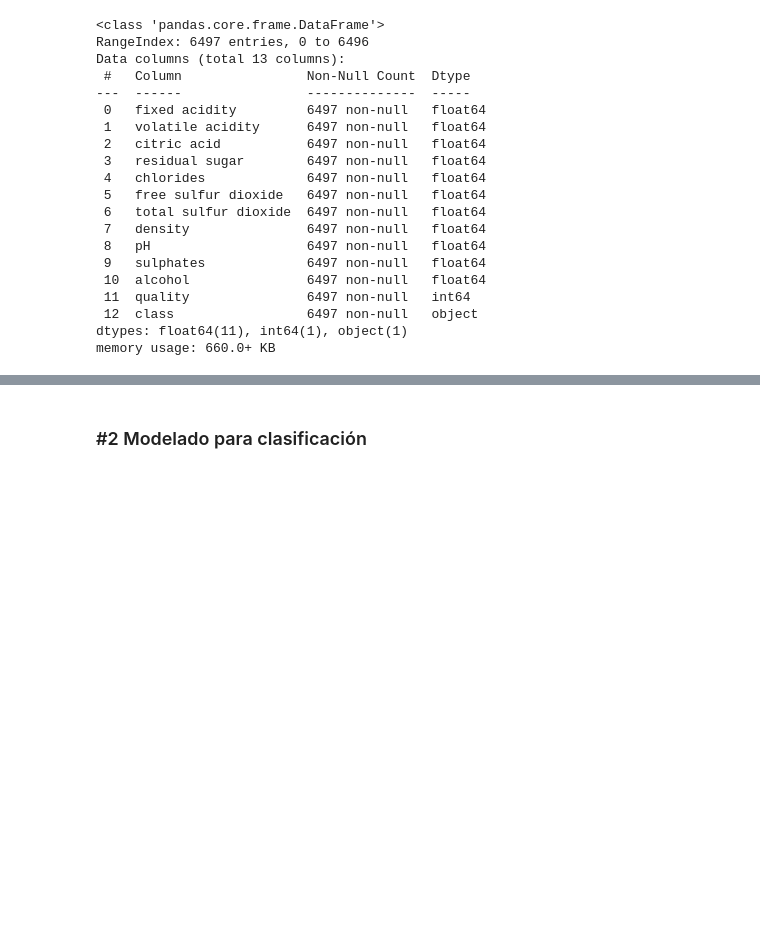
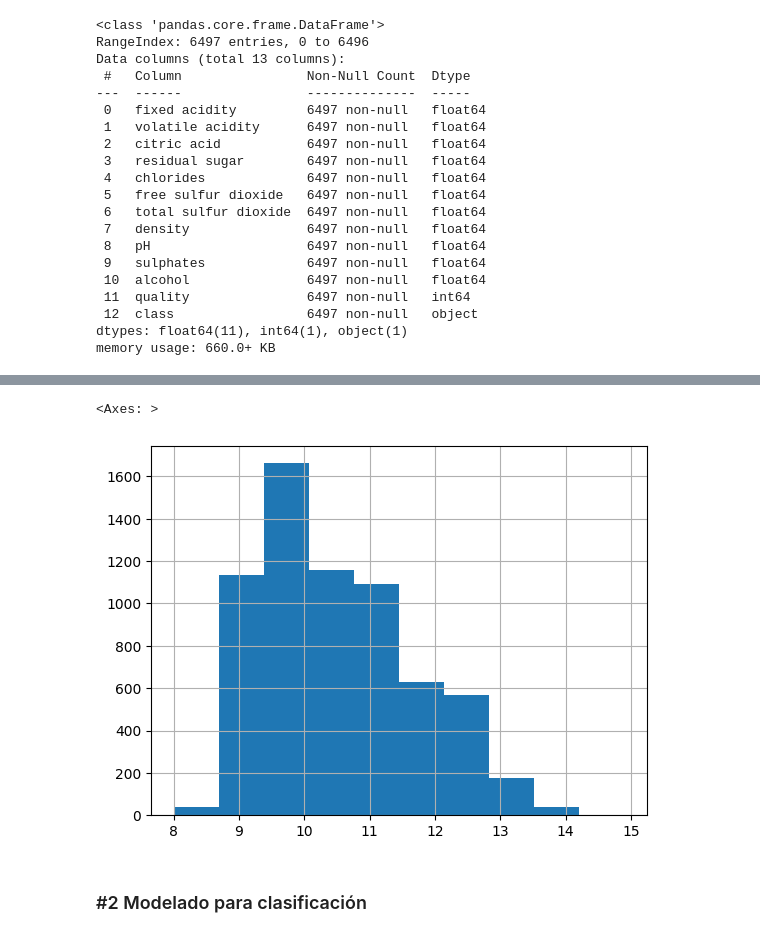
Before and after one commit to jl-padilla/ONLINE_DS_THEBRIDGE_repo, a Jupyter notebook: sprint12/unidad2/Practica_Obligatoria/18_Practica_Obligatoria_Repaso_Aprendizaje_Supervisado.ipynb, the cells around one changed output, grey strips where cells are left out. Saved outputs shown, nothing was run; the diff lists cells and outputs as text; code cells hidden in the pictures; blank space fills up the shorter version.

```diff
--- a/sprint12/unidad2/Practica_Obligatoria/18_Practica_Obligatoria_Repaso_Aprendizaje_Supervisado.ipynb
+++ b/sprint12/unidad2/Practica_Obligatoria/18_Practica_Obligatoria_Repaso_Aprendizaje_Supervisado.ipynb
@@ -122,3 +144,8 @@ df[target_clas] = df[target_clas] - min(df[target_clas]) # cambiamos a 0.1.2.3.4
+# %%
+df.alcohol.hist()
+# %% [output]
+<Axes: >
+[figure, added]
 # %% [markdown]
 ### #2 Modelado para clasificación
 # %% [markdown]
```
Also changed, not shown: parts of 9 cells of this notebook, 12 other files.
